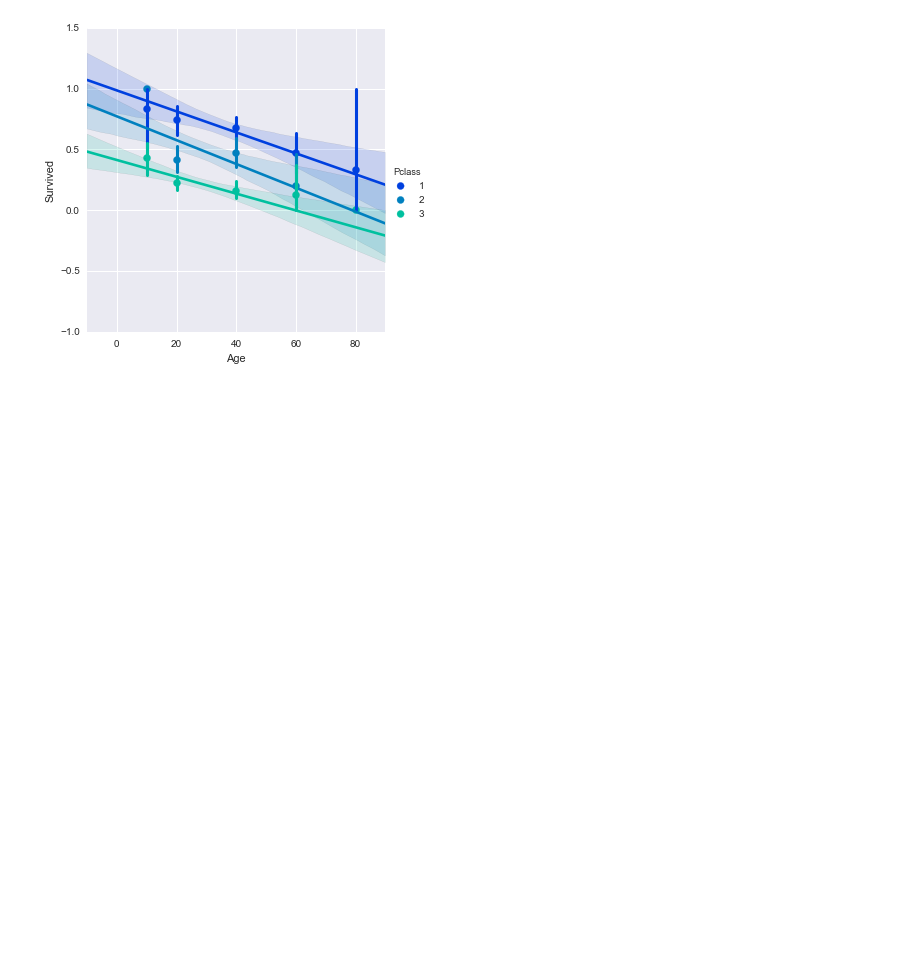
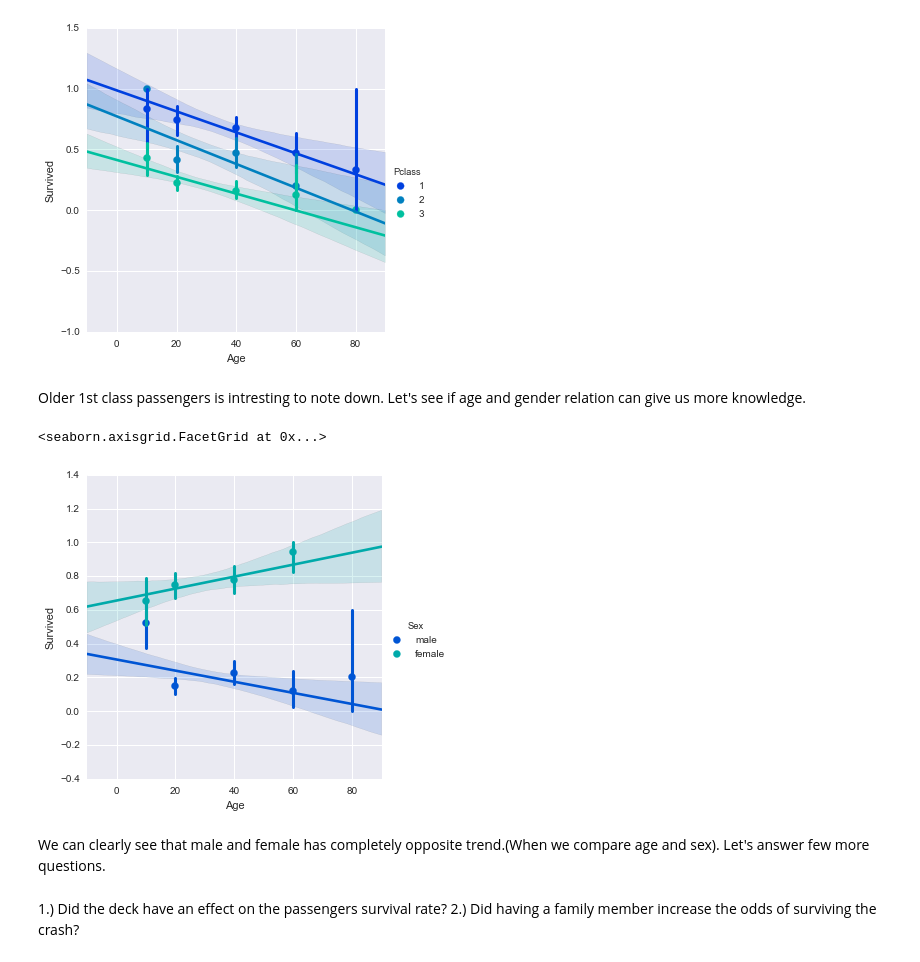
Before and after one commit to karmagamer/Titanic-Project-Kaggle, a Jupyter notebook: Titanic Project-Kaggle.ipynb, the cells around one changed output. Cells and saved outputs as stored; diff of their text form; code cells hidden in the pictures; blank space fills up the shorter version.

Commit message:
Titanic project is done
everything done except last two questions

```diff
--- a/Titanic Project-Kaggle.ipynb
+++ b/Titanic Project-Kaggle.ipynb
@@ -304,3 +314,15 @@ sns.lmplot("Age","Survived",hue="Pclass",data=titanic_df,palette="winter",x_bins
 # %% [output]
 <seaborn.axisgrid.FacetGrid at 0x...>
 [figure]
+# %% [markdown]
+Older 1st class passengers is intresting to note down. Let's see if age and gender relation can give us more knowledge.
+# %%
+sns.lmplot("Age","Survived",hue="Sex",data=titanic_df,palette="winter",x_bins=generations)
+# %% [output]
+<seaborn.axisgrid.FacetGrid at 0x...>
+[figure, added]
+# %% [markdown]
+We can clearly see that male and female has completely opposite trend.(When we compare age and sex). Let's answer few more questions.
+# %% [markdown]
+1.) Did the deck have an effect on the passengers survival rate?
+2.) Did having a family member increase the odds of surviving the crash?
```
Also changed, not shown: parts of 7 cells of this notebook.
